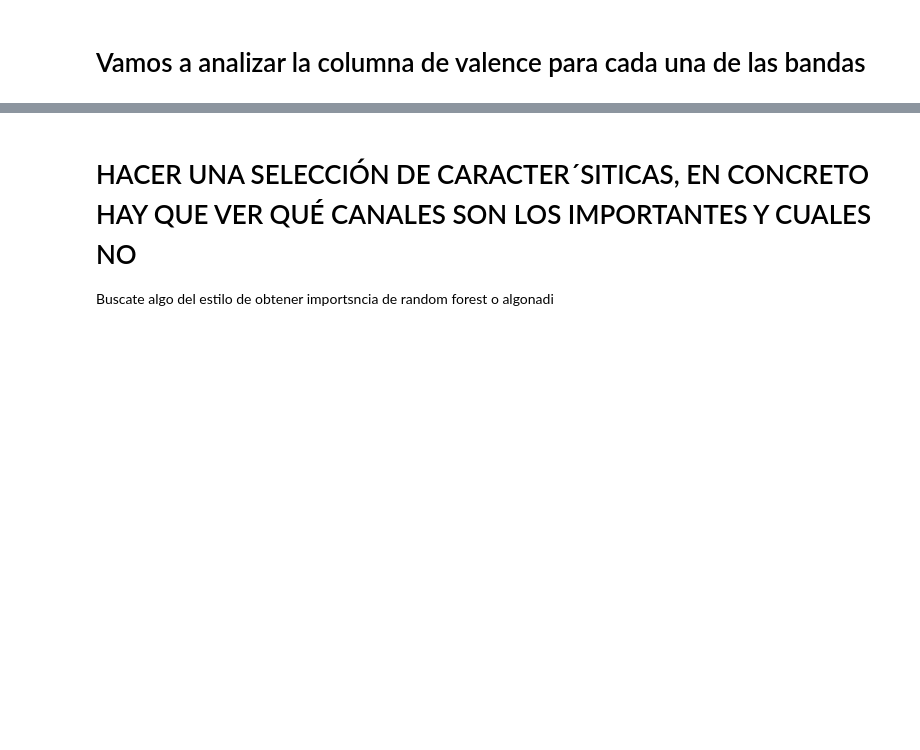
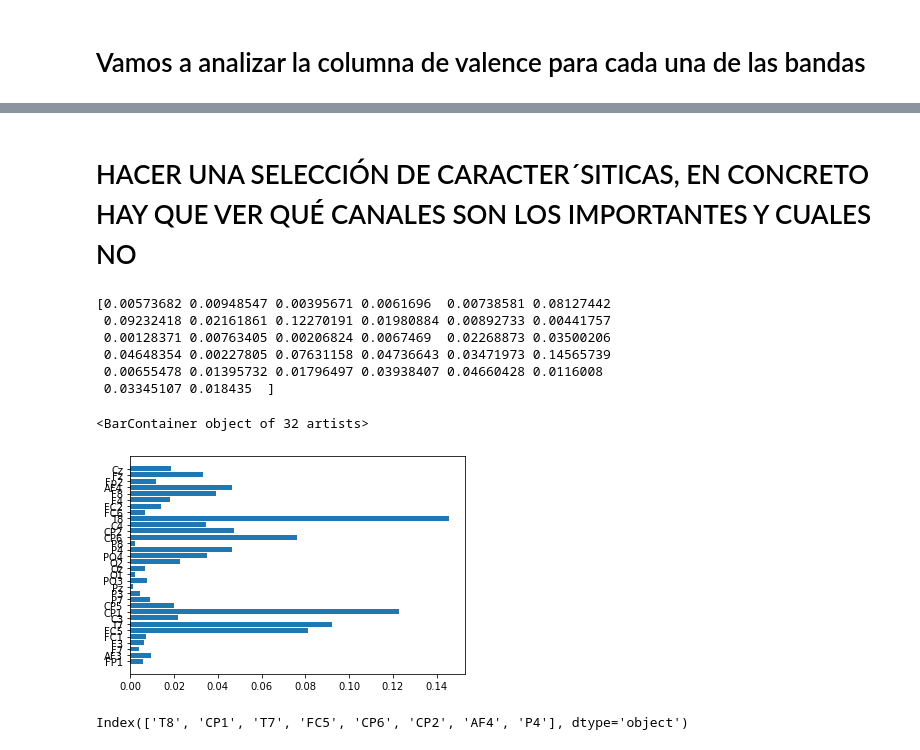
Before and after one commit to imjaimeortiz/TFG_BCI_Emotions_tests, a Jupyter notebook: tests.ipynb, the cells around one changed output, grey strips where cells are left out. Saved outputs shown, nothing was run; the diff lists cells and outputs as text; code cells hidden in the pictures; blank space fills up the shorter version.

```diff
--- a/tests.ipynb
+++ b/tests.ipynb
@@ -452,7 +502,4 @@ data_delta
 # %%
-all_bands_data = [data_delta, data_theta, data_alpha, data_beta, data_gamma]
-
-for band in all_bands_data:
     data = data_alpha.drop(['arousal', 'dominance', 'liking'], axis=1)
     data['valence'] = np.where(data['valence'] >5, 'happy', 'sad')
 
@@ -477,7 +524,7 @@ for band in all_bands_data:
 
     from sklearn.metrics import accuracy_score
 
-    print(accuracy_score(yTest, predict))
+    accuracy_score(yTest, predict)
 # %% [output]
 [Parallel(n_jobs=5)]: Using backend ThreadingBackend with 5 concurrent workers.
 [Parallel(n_jobs=5)]: Done  40 tasks      | elapsed:    0.0s
@@ -498,0 +570,26 @@ for band in all_bands_data:
+# %%
+    data = data_gamma.drop(['arousal', 'dominance', 'liking'], axis=1)
+    data['valence'] = np.where(data['valence'] >5, 'happy', 'sad')
+
+    data.columns = ['FP1','AF3','F7','F3','FC1','FC5','T7','C3','CP1','CP5','P7','P3','Pz','PO3','O1','Oz','O2','PO4','P4','P8','CP6','CP2','C4','T8','FC6','FC2','F4','F8','AF4','Fp2','Fz','Cz','valence']
+
+    from sklearn.model_selection import train_test_split
+
+    copia = data.copy()
+
+    y = copia[['valence']]
+
+    x = copia.drop(columns=['valence'])
+
+    xTrain, xTest, yTrain, yTest = train_test_split(x,y, test_size = 0.2, random_state = 1)
+
+    from sklearn.ensemble import RandomForestClassifier
+
+    clf = RandomForestClassifier(max_depth=2, random_state=0, verbose=1, n_jobs=5)
+    clf.fit(xTrain, yTrain)
+
+    predict = clf.predict(xTest)
+
+    from sklearn.metrics import accuracy_score
+
+    accuracy_score(yTest, predict)
@@ -499,3 +604,14 @@ for band in all_bands_data:
 # %% [markdown]
 # HACER UNA SELECCIÓN DE CARACTER´SITICAS, EN CONCRETO HAY QUE VER QUÉ CANALES SON LOS IMPORTANTES Y CUALES NO
-Buscate algo del estilo de obtener importsncia de random forest o algonadi
+# %%
+print(clf.feature_importances_)
+plt.barh(['FP1','AF3','F7','F3','FC1','FC5','T7','C3','CP1','CP5','P7','P3','Pz','PO3','O1','Oz','O2','PO4','P4','P8','CP6','CP2','C4','T8','FC6','FC2','F4','F8','AF4','Fp2','Fz','Cz'], clf.feature_importances_)
+# %% [output]
+[0.00573682 0.00948547 0.00395671 0.0061696  0.00738581 0.08127442
+ 0.09232418 0.02161861 0.12270191 0.01980884 0.00892733 0.00441757
+ 0.00128371 0.00763405 0.00206824 0.0067469  0.02268873 0.03500206
+ 0.04648354 0.00227805 0.07631158 0.04736643 0.03471973 0.14565739
+ 0.00655478 0.01395732 0.01796497 0.03938407 0.04660428 0.0116008
+ 0.03345107 0.018435  ]
+<BarContainer object of 32 artists>
+[figure, added]
@@ -501,0 +622,5 @@ Buscate algo del estilo de obtener importsncia de random forest o algonadi
+# %%
+res = df_importances.nlargest(8, 'eeg').index
+res
+# %% [output]
+Index(['T8', 'CP1', 'T7', 'FC5', 'CP6', 'CP2', 'AF4', 'P4'], dtype='object')
```
Also changed, not shown: parts of 11 cells of this notebook.
